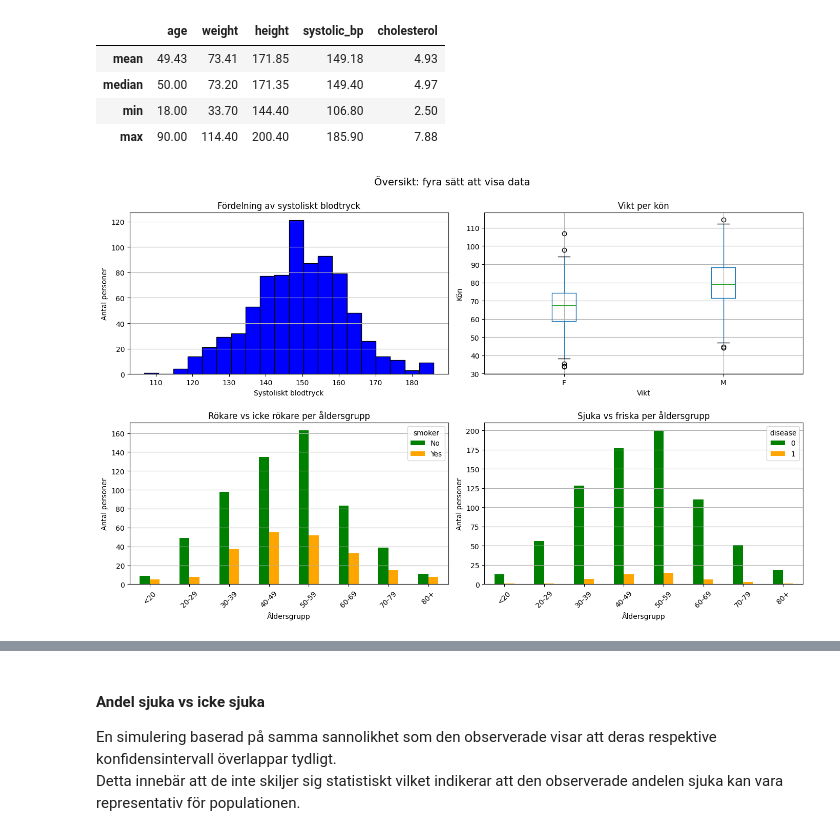
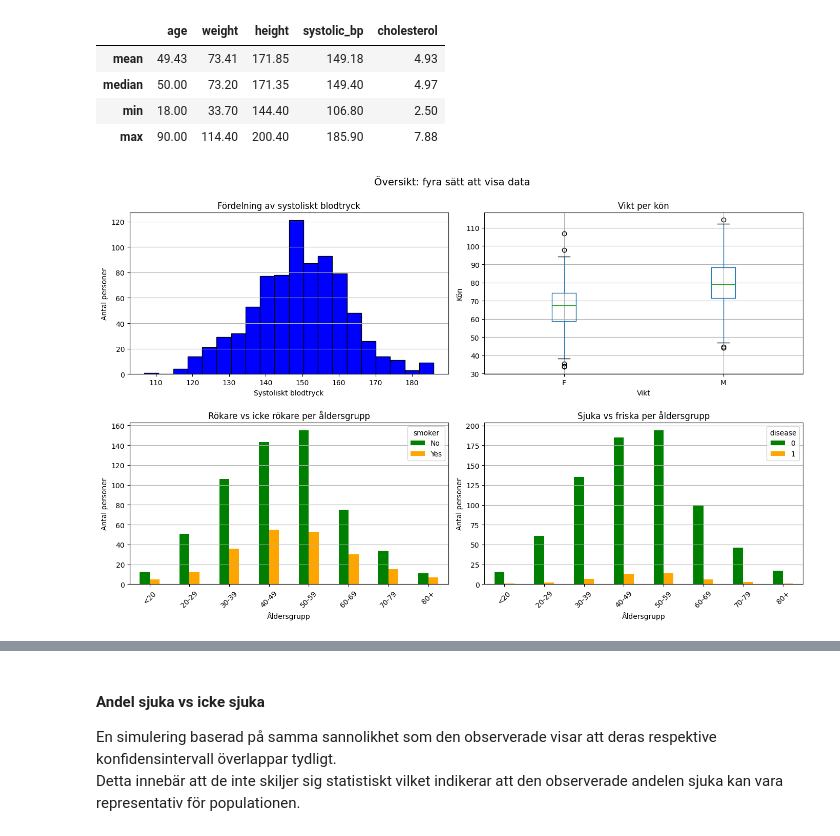
Before and after one commit to MalinMo/Halsostudie, a Jupyter notebook: analysis.ipynb, the cells around one changed output, grey strips where cells are left out. Drawn from its saved outputs; the diff is of its cells as text; code cells hidden in the pictures.

```diff
--- a/analysis.ipynb
+++ b/analysis.ipynb
@@ -136,7 +138,7 @@ summary_stats
 
 fig, axes = plt.subplots(2, 2, figsize=(14, 9), sharex=False, sharey=False)
 
-axes[0,0].hist(df_clean.systolic_bp.dropna(), bins=20, color="blue", edgecolor="black")
+axes[0,0].hist(df_clean.systolic_bp, bins=20, color="blue", edgecolor="black")
 axes[0,0].set_title("Fördelning av systoliskt blodtryck")
 axes[0,0].set_xlabel("Systoliskt blodtryck")
 axes[0,0].set_ylabel("Antal personer")
@@ -145,40 +147,40 @@ axes[0,0].xaxis.grid(False)
 
 df_clean.boxplot(column="weight", by="sex", ax=axes[0,1])
 axes[0,1].set_title("Vikt per kön")
 axes[0,1].set_xlabel("Vikt")
 axes[0,1].set_ylabel("Kön")
 axes[0,1].grid(True, axis="y")
 
 bins = [0, 20, 30, 40, 50, 60, 70, 80, 100]
 labels = ["<20", "20-29", "30-39", "40-49", "50-59", "60-69", "70-79", "80+"]
-age_bins = pd.cut(df_clean["age"], bins=bins, labels=labels, right=False)
-cross = pd.crosstab(age_bins, df_clean["smoker"])
+age_bins = pd.cut(df_clean["age"], bins=bins, labels=labels)       # https://pandas.pydata.org/docs/reference/api/pandas.cut.html#pandas.cut
+smoker_by_age = pd.crosstab(age_bins, df_clean["smoker"])          # https://pandas.pydata.org/docs/reference/api/pandas.crosstab.html
 
-cross.plot(kind="bar", ax=axes[1,0], color=["green", "orange"])
+smoker_by_age.plot(kind="bar", ax=axes[1,0], color=["green", "orange"])
 axes[1,0].set_title("Rökare vs icke rökare per åldersgrupp")
 axes[1,0].set_xlabel("Åldersgrupp")
 axes[1,0].set_ylabel("Antal personer")
 axes[1,0].grid(True, axis="y")
 plt.setp(axes[1,0].get_xticklabels(), rotation=45)
 
 bins = [0, 20, 30, 40, 50, 60, 70, 80, 100]
 labels = ["<20", "20-29", "30-39", "40-49", "50-59", "60-69", "70-79", "80+"]
-age_bins = pd.cut(df_clean["age"], bins=bins, labels=labels, right=False)
-cross = pd.crosstab(age_bins, df_clean["disease"])
+age_bins = pd.cut(df_clean["age"], bins=bins, labels=labels)
+disease_by_age = pd.crosstab(age_bins, df_clean["disease"])
 
-cross.plot(kind="bar", ax=axes[1,1], color=["green", "orange"])
+disease_by_age.plot(kind="bar", ax=axes[1,1], color=["green", "orange"])
 axes[1,1].set_title("Sjuka vs friska per åldersgrupp")
 axes[1,1].set_xlabel("Åldersgrupp")
 axes[1,1].set_ylabel("Antal personer")
 axes[1,1].grid(True, axis="y")
 plt.setp(axes[1,1].get_xticklabels(), rotation=45)
 
 fig.suptitle("Översikt: fyra sätt att visa data", fontsize=14)
 plt.tight_layout()
 plt.subplots_adjust(top=0.9, hspace=0.3)
 plt.show()
 # %% [output]
-[figure, old version]
+[figure, new version]
 # %%
 # Beräkna andelen personer i datasetet som har sjukdomen.
 
```
Also changed, not shown: parts of 7 cells of this notebook, 1 other file.
